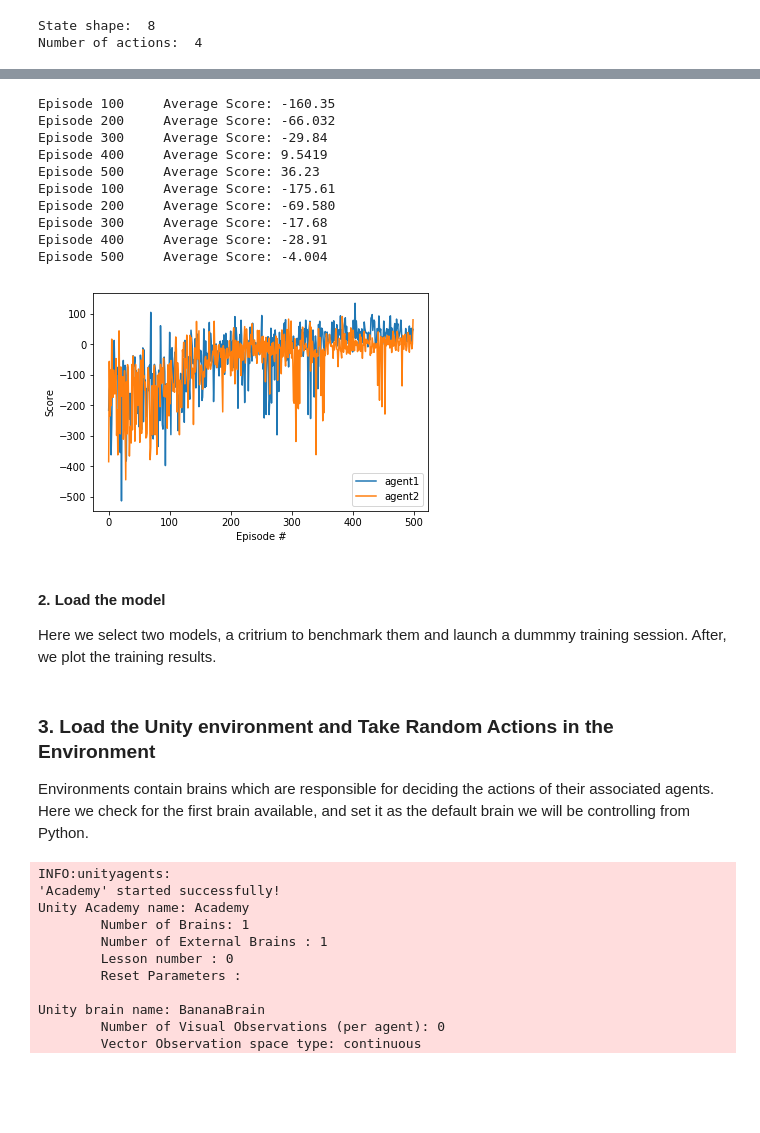
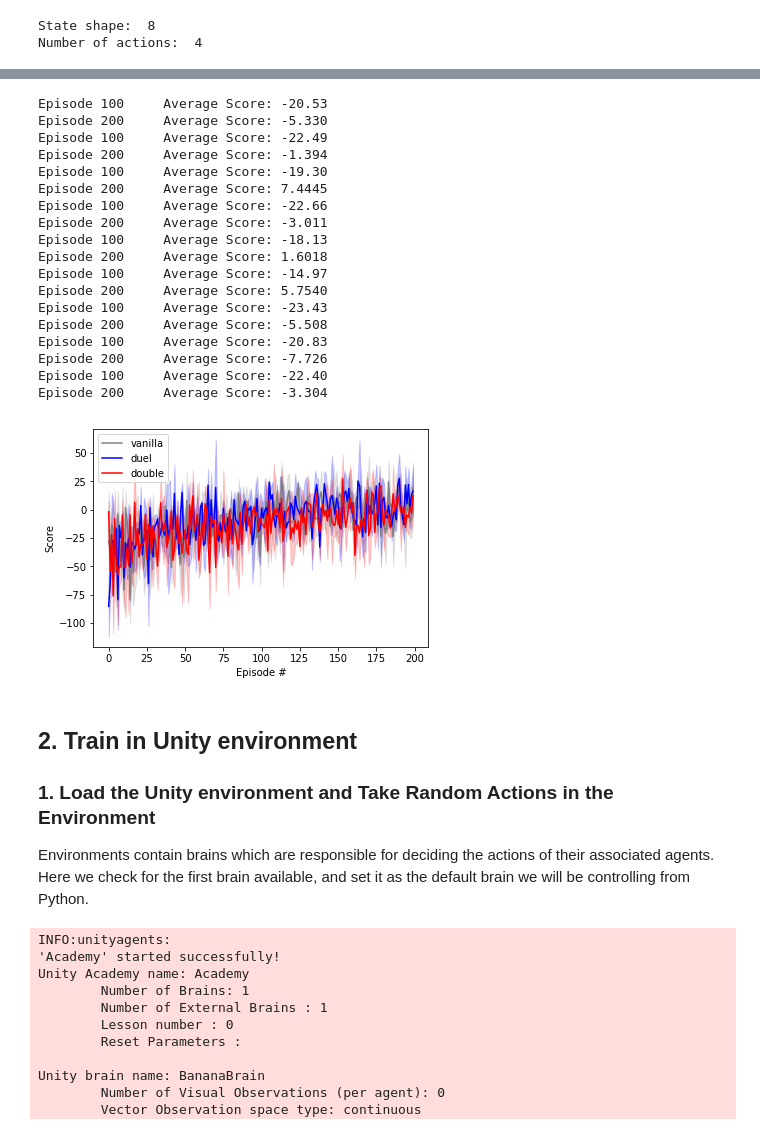
Before and after one commit to tessavdheiden/deep-rl-udacity, a Jupyter notebook: Report.ipynb, the cells around one changed output, grey strips where cells are left out. Cells and saved outputs as stored; diff of their text form; code cells hidden in the pictures; blank space fills up the shorter version.

```diff
--- a/Report.ipynb
+++ b/Report.ipynb
@@ -29,3 +29,24 @@ def get_var_name(var):
+# %%
+def get_var_name(var):
+    callers_local_vars = inspect.currentframe().f_back.f_locals.items()
+    name = [k for k, v in callers_local_vars if v is var]
+    return name[0]
+
+def training_sessions(agent, env, n_episodes, max_t, n_training_sessions):
+    scores_list = []
+    for session in range(n_training_sessions):
+        scores = np.asarray(dqn(agent, env, n_episodes, max_t))
+        scores_list.append(scores)
+
+    scores_list = np.asarray(scores_list)
+    scores_x = np.arange(scores_list.shape[1])
+    scores_mean = scores_list.mean(0)
+    scores_std = scores_list.std(0)
+    return scores_x, scores_mean, scores_std
+
+def plot_multiple_sessions(scores_x, scores_mean, scores_std, label='no name', color='gray'):
+    plt.plot(scores_x, scores_mean, color=color, label=label)
+    plt.fill_between(scores_x, scores_mean - scores_std, scores_mean + scores_std, color=color, alpha=0.2)
 # %% [markdown]
 We first gonna load the gym from open ai gym to setup a simple benchmark study.
 # %%
@@ -46,43 +74,52 @@ Number of actions:  4
 # %%
 from models.dqn_agent import DQNAgent
 from training.q_learning import dqn
 
-agent1 = DQNAgent(state_size, action_size, seed, network_type='linear')
-agent2 = DQNAgent(state_size, action_size, seed, network_type='linear')
+vanilla = DQNAgent(state_size, action_size, seed, network_type='linear', config='single')
+duel = DQNAgent(state_size, action_size, seed, network_type='duel', config='single')
+double = DQNAgent(state_size, action_size, seed, network_type='linear', config='double')
 
-n_episodes = 500
-max_t = 200
+n_episodes = 200
+max_t = 50
+n_training_sessions = 3
 
-scores1 = dqn(agent1, env, n_episodes, max_t)
-scores2 = dqn(agent2, env, n_episodes, max_t)
+scores_vanilla_x, scores_vanilla_mean, scores_vanilla_std = training_sessions(vanilla, env, n_episodes, max_t, n_training_sessions)
+scores_duel_x, scores_duel_mean, scores_duel_std = training_sessions(duel, env, n_episodes, max_t, n_training_sessions)
+scores_double_x, scores_double_mean, scores_double_std = training_sessions(double, env, n_episodes, max_t, n_training_sessions)
 
-# plot the scores
 fig = plt.figure()
 ax = fig.add_subplot(111)
-plt.plot(np.arange(len(scores1)), scores1, label=get_var_name(agent1))
-plt.plot(np.arange(len(scores2)), scores2, label=get_var_name(agent2))
+plot_multiple_sessions(scores_vanilla_x, scores_vanilla_mean, scores_vanilla_std, label=get_var_name(vanilla), color='gray')
+plot_multiple_sessions(scores_duel_x, scores_duel_mean, scores_duel_std, label=get_var_name(duel), color='blue')
+plot_multiple_sessions(scores_double_x, scores_double_mean, scores_double_std, label=get_var_name(double), color='red')
 plt.legend()
 plt.ylabel('Score')
 plt.xlabel('Episode #')
 plt.show()
 # %% [output]
-Episode 100     Average Score: -160.35
-Episode 200     Average Score: -66.032
-Episode 300     Average Score: -29.84
-Episode 400     Average Score: 9.5419
-Episode 500     Average Score: 36.23
-Episode 100     Average Score: -175.61
-Episode 200     Average Score: -69.580
-Episode 300     Average Score: -17.68
-Episode 400     Average Score: -28.91
-Episode 500     Average Score: -4.004
+Episode 100     Average Score: -20.53
+Episode 200     Average Score: -5.330
+Episode 100     Average Score: -22.49
+Episode 200     Average Score: -1.394
+Episode 100     Average Score: -19.30
+Episode 200     Average Score: 7.4445
+Episode 100     Average Score: -22.66
+Episode 200     Average Score: -3.011
+Episode 100     Average Score: -18.13
+Episode 200     Average Score: 1.6018
+Episode 100     Average Score: -14.97
+Episode 200     Average Score: 5.7540
+Episode 100     Average Score: -23.43
+Episode 200     Average Score: -5.508
+Episode 100     Average Score: -20.83
+Episode 200     Average Score: -7.726
+Episode 100     Average Score: -22.40
+Episode 200     Average Score: -3.304
-[figure, old version]
+[figure, new version]
-# %% [markdown]
-#### 2. Load the model
-
-Here we select two models, a critrium to benchmark them and launch a dummmy training session. After, we plot the training results.
 # %% [markdown]
-### 3. Load the Unity environment and Take Random Actions in the Environment
+## 2. Train in Unity environment
+
+### 1. Load the Unity environment and Take Random Actions in the Environment
 
 Environments contain brains which are responsible for deciding the actions of their associated agents. Here we check for the first brain available, and set it as the default brain we will be controlling from Python.
 # %%
```
Also changed, not shown: parts of 19 cells of this notebook, 6 other files.
